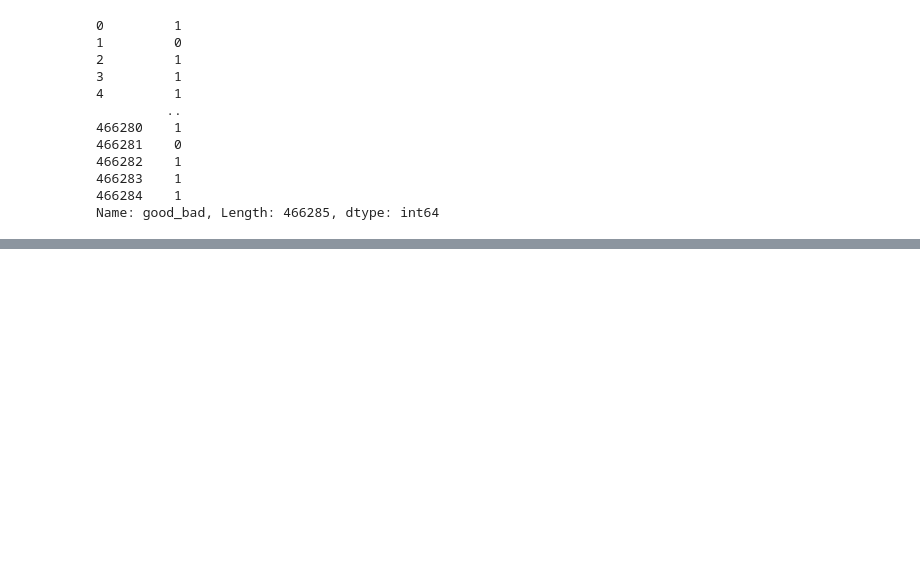
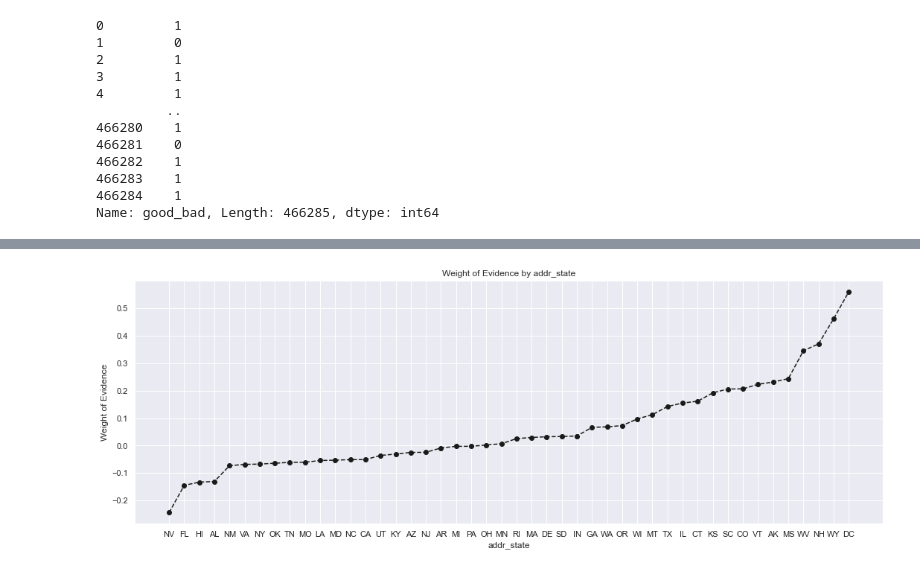
Before and after one commit to ychoi1001/Data-Science, a Jupyter notebook: credit_risk_modelling/credit risk modelling.ipynb, the cells around one changed output, grey strips where cells are left out. Saved outputs shown, nothing was run; the diff lists cells and outputs as text; code cells hidden in the pictures; blank space fills up the shorter version.

```diff
--- a/credit_risk_modelling/credit risk modelling.ipynb
+++ b/credit_risk_modelling/credit risk modelling.ipynb
@@ -538,0 +882,4 @@ Name: good_bad, Length: 466285, dtype: int64
+# %%
+plot_by_woe(df_temp.iloc[2:-2,:])
+# %% [output]
+[figure, added]
```
Also changed, not shown: parts of 61 cells of this notebook.
